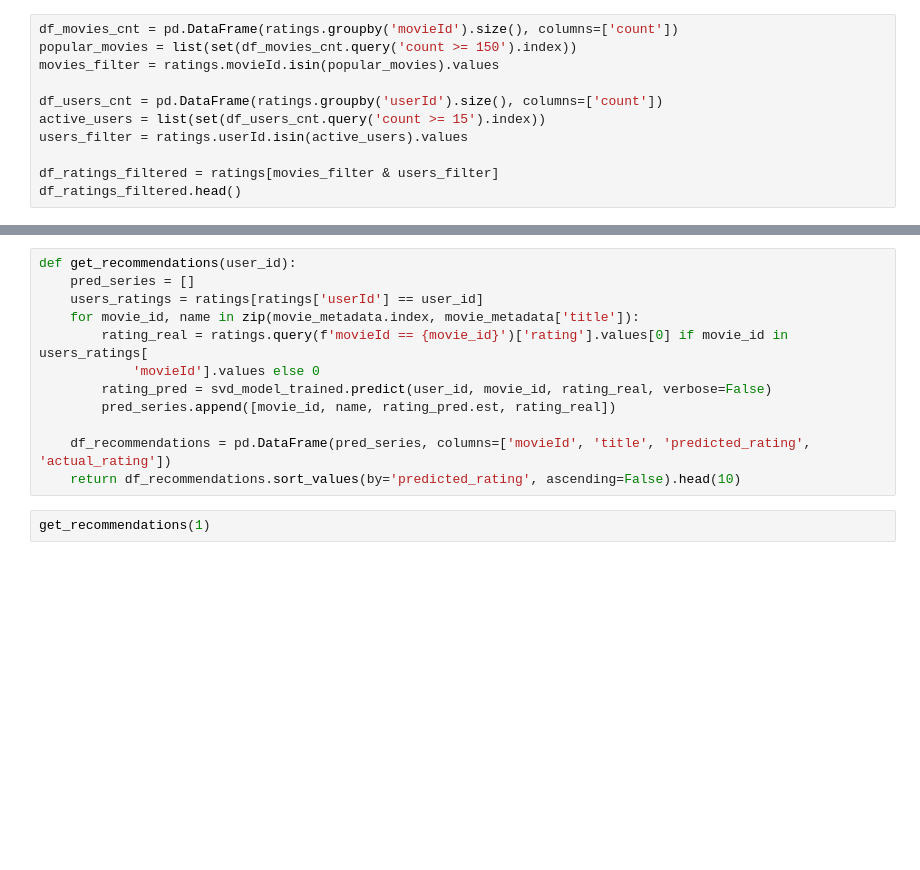
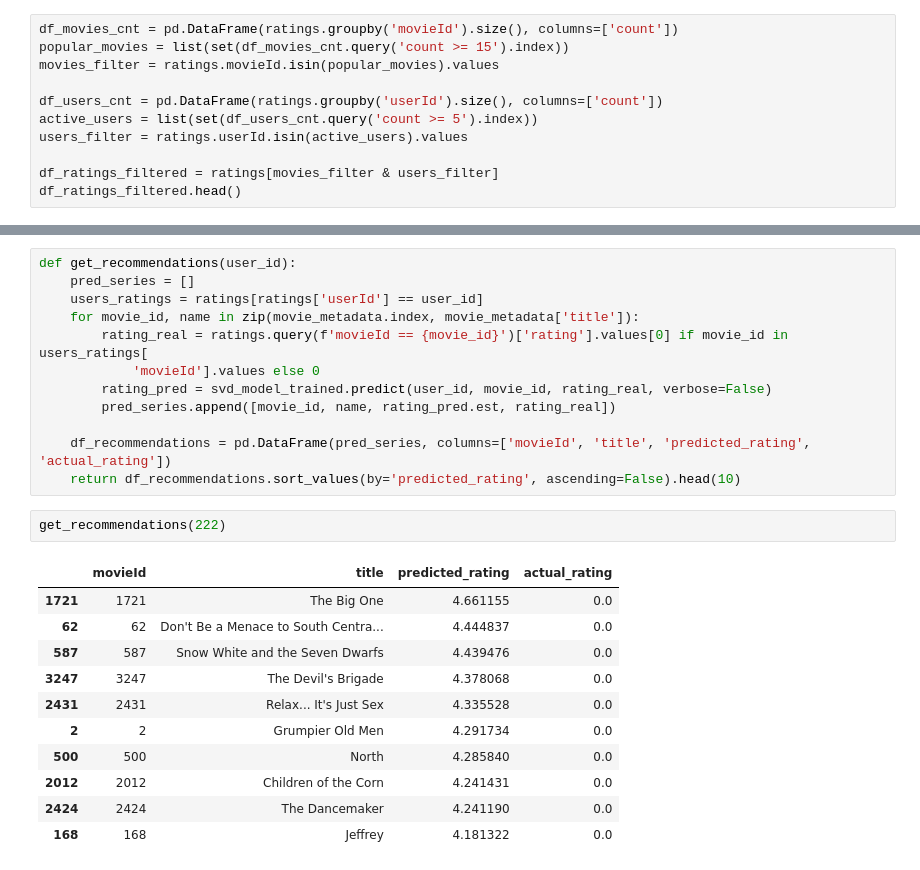
Before and after one commit to ZvonimirRavlic/hybridReccomenderSystem, a Jupyter notebook: userBasedFiltering.ipynb, the cells around one changed output, grey strips where cells are left out. Saved outputs shown, nothing was run; the diff lists cells and outputs as text; blank space fills up the shorter version.

```diff
--- a/userBasedFiltering.ipynb
+++ b/userBasedFiltering.ipynb
@@ -43,11 +44,11 @@ movie_data.head()
 | 4 | 1 | 1246 | 5.0 | Rocky Balboa |
 # %%
 df_movies_cnt = pd.DataFrame(ratings.groupby('movieId').size(), columns=['count'])
-popular_movies = list(set(df_movies_cnt.query('count >= 150').index))
+popular_movies = list(set(df_movies_cnt.query('count >= 15').index))
 movies_filter = ratings.movieId.isin(popular_movies).values
 
 df_users_cnt = pd.DataFrame(ratings.groupby('userId').size(), columns=['count'])
-active_users = list(set(df_users_cnt.query('count >= 15').index))
+active_users = list(set(df_users_cnt.query('count >= 5').index))
 users_filter = ratings.userId.isin(active_users).values
 
 df_ratings_filtered = ratings[movies_filter & users_filter]
@@ -80,4 +99,16 @@ def get_recommendations(user_id):
     df_recommendations = pd.DataFrame(pred_series, columns=['movieId', 'title', 'predicted_rating', 'actual_rating'])
     return df_recommendations.sort_values(by='predicted_rating', ascending=False).head(10)
 # %%
-get_recommendations(1)
+get_recommendations(222)
+# %% [output]
+|  | movieId | title | predicted_rating | actual_rating |
+| 1721 | 1721 | The Big One | 4.661155 | 0.0 |
+| 62 | 62 | Don't Be a Menace to South Centra... | 4.444837 | 0.0 |
+| 587 | 587 | Snow White and the Seven Dwarfs | 4.439476 | 0.0 |
+| 3247 | 3247 | The Devil's Brigade | 4.378068 | 0.0 |
+| 2431 | 2431 | Relax... It's Just Sex | 4.335528 | 0.0 |
+| 2 | 2 | Grumpier Old Men | 4.291734 | 0.0 |
+| 500 | 500 | North | 4.285840 | 0.0 |
+| 2012 | 2012 | Children of the Corn | 4.241431 | 0.0 |
+| 2424 | 2424 | The Dancemaker | 4.241190 | 0.0 |
+| 168 | 168 | Jeffrey | 4.181322 | 0.0 |
```
Also changed, not shown: parts of 5 cells of this notebook, 2 other files.
